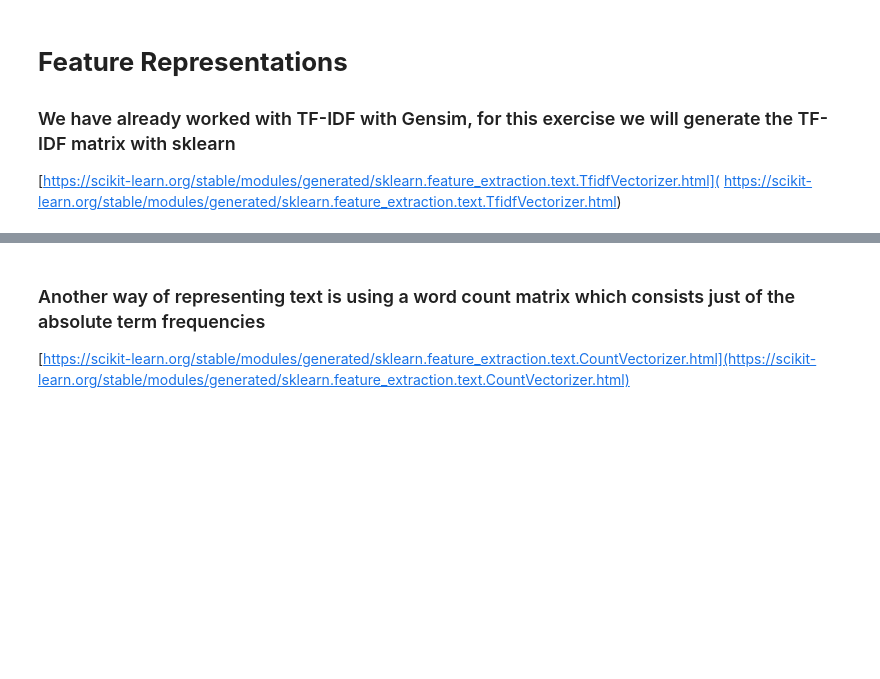
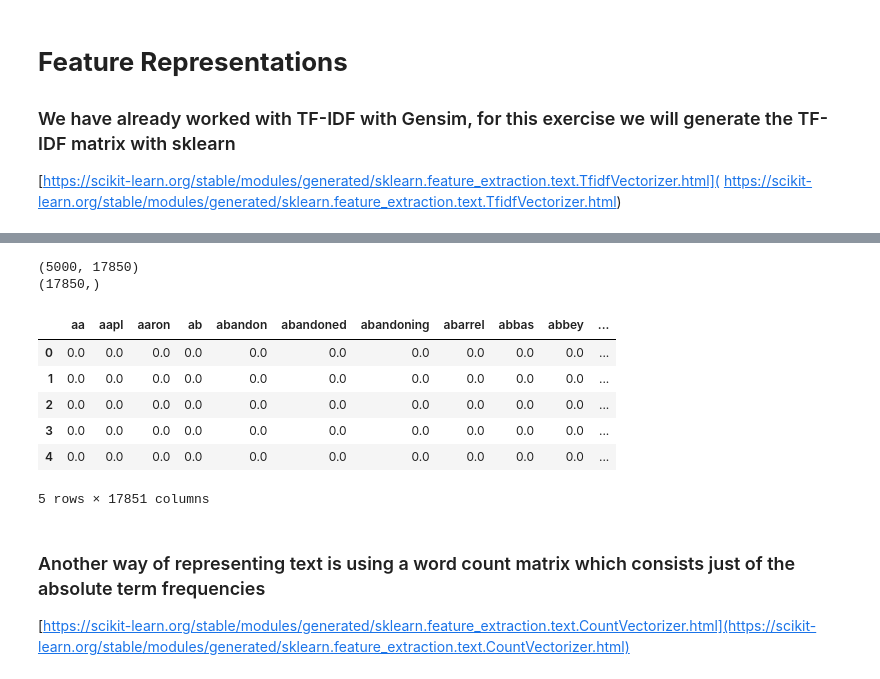
Before and after one commit to michabirklbauer/hgb_dse_text_mining_solutions, a Jupyter notebook: Features_Clustering.ipynb, the cells around one changed output, grey strips where cells are left out. Saved outputs shown, nothing was run; the diff lists cells and outputs as text; code cells hidden in the pictures; blank space fills up the shorter version.

```diff
--- a/Features_Clustering.ipynb
+++ b/Features_Clustering.ipynb
@@ -54,3 +63,28 @@ tfidf.head()
+# %%
+tfidf_cleaned_vectorizer = TfidfVectorizer(strip_accents = "unicode",
+                                           stop_words = stopwords_en)
+
+X_tfidf_cleaned = tfidf_cleaned_vectorizer.fit_transform(docs_cleaned)
+tfidf_cleaned_features_names = tfidf_cleaned_vectorizer.get_feature_names_out()
+print(X_tfidf_cleaned.shape)
+print(tfidf_cleaned_features_names.shape)
+# %% [output]
+(5000, 17850)
+(17850,)
+# %%
+tfidf_cleaned = pd.DataFrame(X_tfidf_cleaned.A, columns = tfidf_cleaned_features_names)
+tfidf_cleaned["Label"] = labels
+tfidf_cleaned.to_csv("tfidf_en_cleaned.csv")
+# %%
+tfidf_cleaned.head()
+# %% [output]
+|  | aa | aapl | aaron | ab | abandon | abandoned | abandoning | abarrel | abbas | abbey | ... |
+| 0 | 0.0 | 0.0 | 0.0 | 0.0 | 0.0 | 0.0 | 0.0 | 0.0 | 0.0 | 0.0 | ... |
+| 1 | 0.0 | 0.0 | 0.0 | 0.0 | 0.0 | 0.0 | 0.0 | 0.0 | 0.0 | 0.0 | ... |
+| 2 | 0.0 | 0.0 | 0.0 | 0.0 | 0.0 | 0.0 | 0.0 | 0.0 | 0.0 | 0.0 | ... |
+| 3 | 0.0 | 0.0 | 0.0 | 0.0 | 0.0 | 0.0 | 0.0 | 0.0 | 0.0 | 0.0 | ... |
+| 4 | 0.0 | 0.0 | 0.0 | 0.0 | 0.0 | 0.0 | 0.0 | 0.0 | 0.0 | 0.0 | ... |
+5 rows × 17851 columns
 # %% [markdown]
 ### Another way of representing text is using a word count matrix which consists just of the absolute term frequencies
 
```
Also changed, not shown: parts of 15 cells of this notebook, 5 other files.
